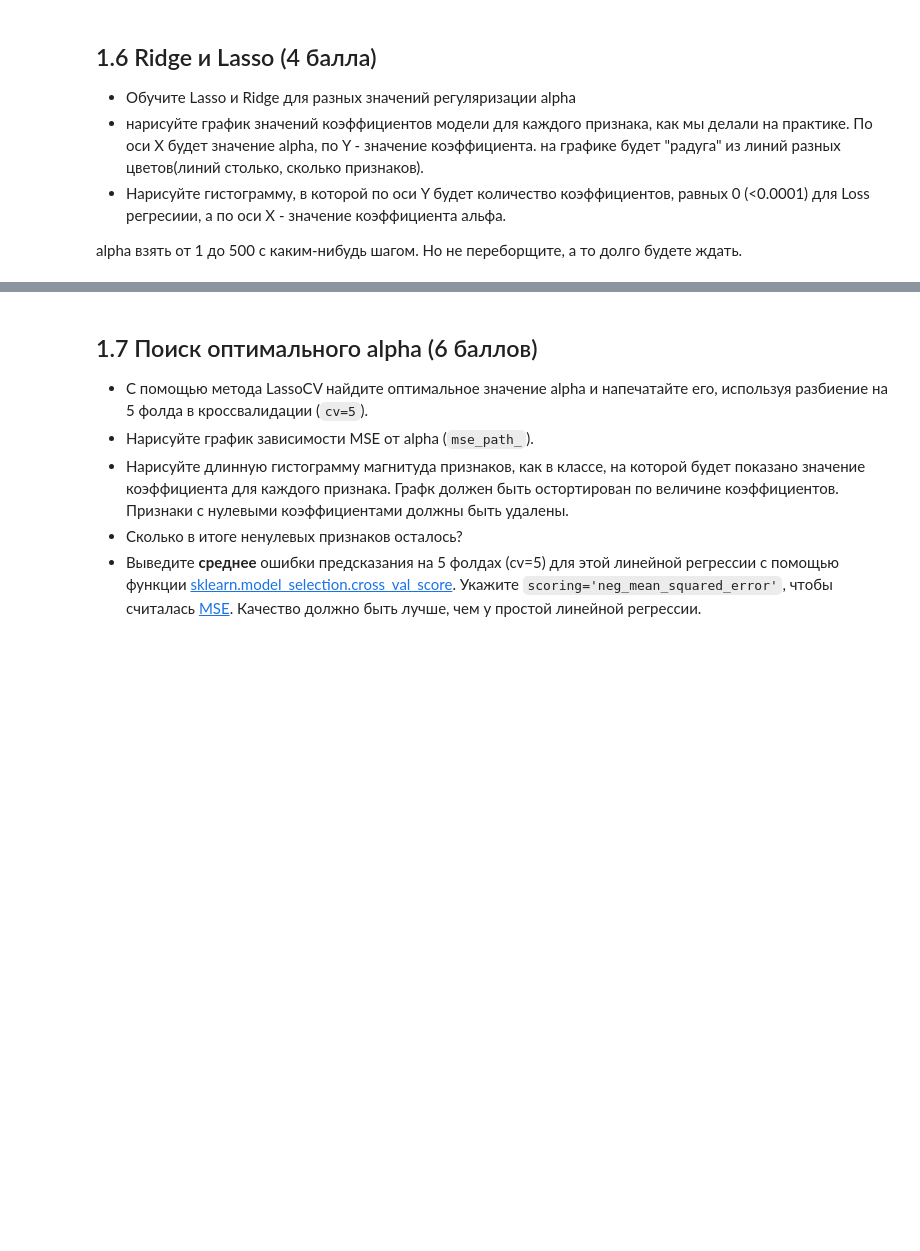
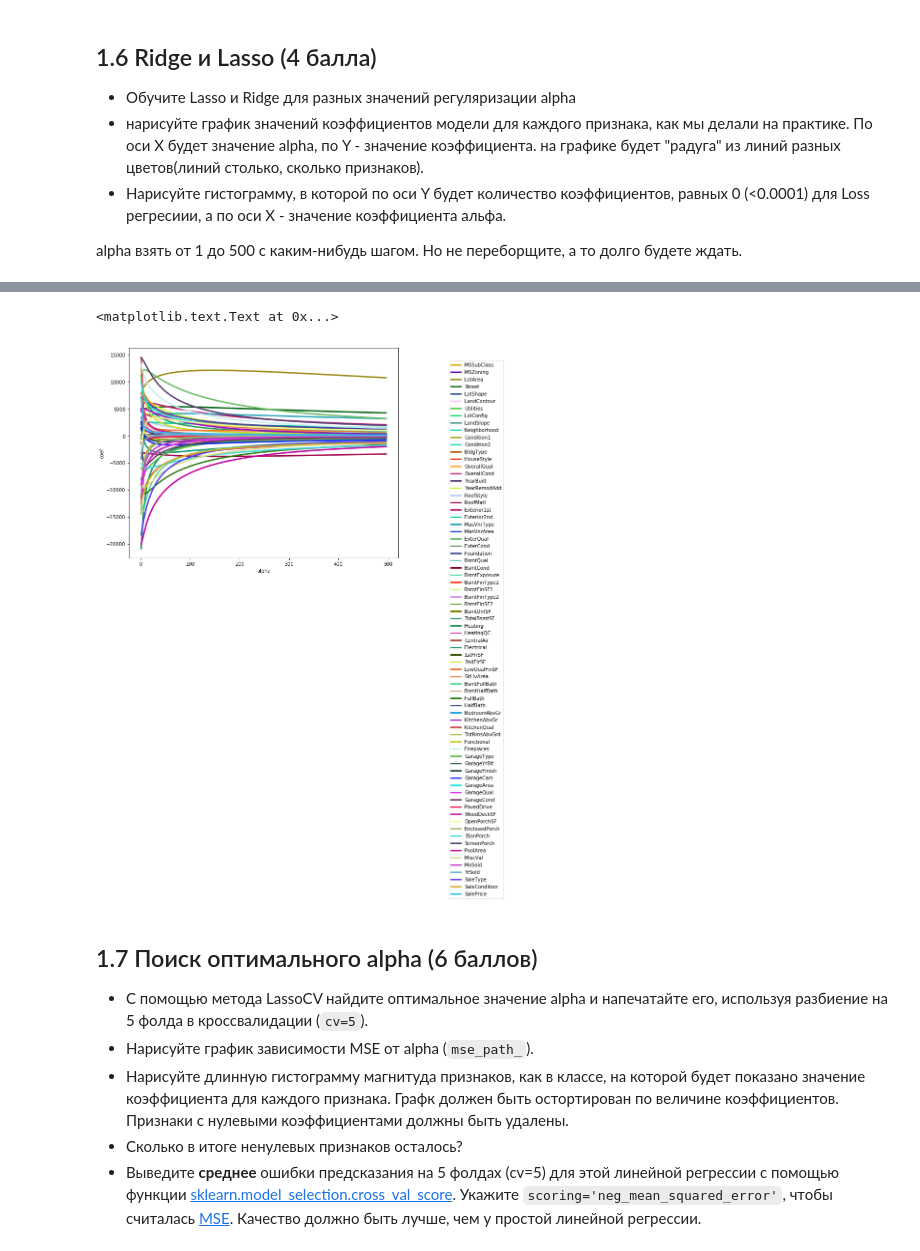
Before and after one commit to Colbys/ml-homework, a Jupyter notebook: homework-05.ipynb, the cells around one changed output, grey strips where cells are left out. Drawn from its saved outputs; the diff is of its cells as text; code cells hidden in the pictures; blank space fills up the shorter version.

```diff
--- a/homework-05.ipynb
+++ b/homework-05.ipynb
@@ -218,3 +299,23 @@ alpha взять от 1 до 500 с каким-нибудь шагом. Но н
+# %%
+coefs_rigde = np.zeros((alphas.shape[0], X.shape[1]))
+
+i = 0
+for alpha in alphas:
+    rigde = Ridge(alpha = alpha, random_state=42)
+    rigde.fit(X, y)
+    coefs_rigde[i, :] = rigde.coef_
+
+    i += 1
+# %%
+plt.figure(figsize=(10, 8))
+for coef, feature in zip(coefs_rigde.T, df2.columns):
+    plt.plot(alphas, coef, label=feature, color=np.random.rand(3), linewidth=3)
+plt.legend(loc="upper right", bbox_to_anchor=(1.4, 0.95))
+plt.xlabel("alpha")
+plt.ylabel("coef")
+# %% [output]
+<matplotlib.text.Text at 0x...>
+[figure, added]
 # %% [markdown]
 ## 1.7 Поиск оптимального alpha (6 баллов)
 
```
Also changed, not shown: parts of 15 cells of this notebook.
